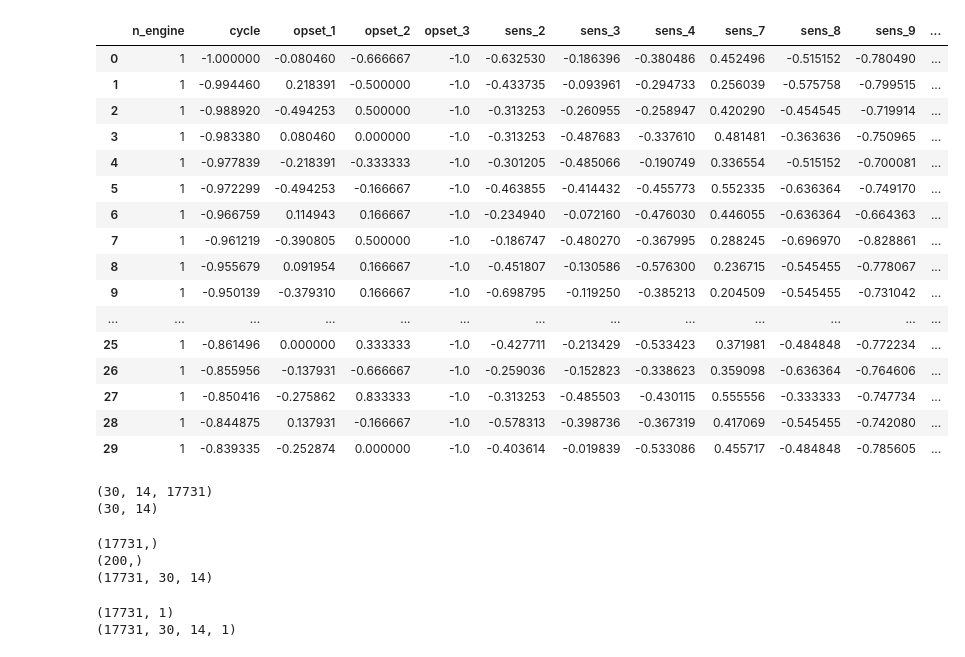
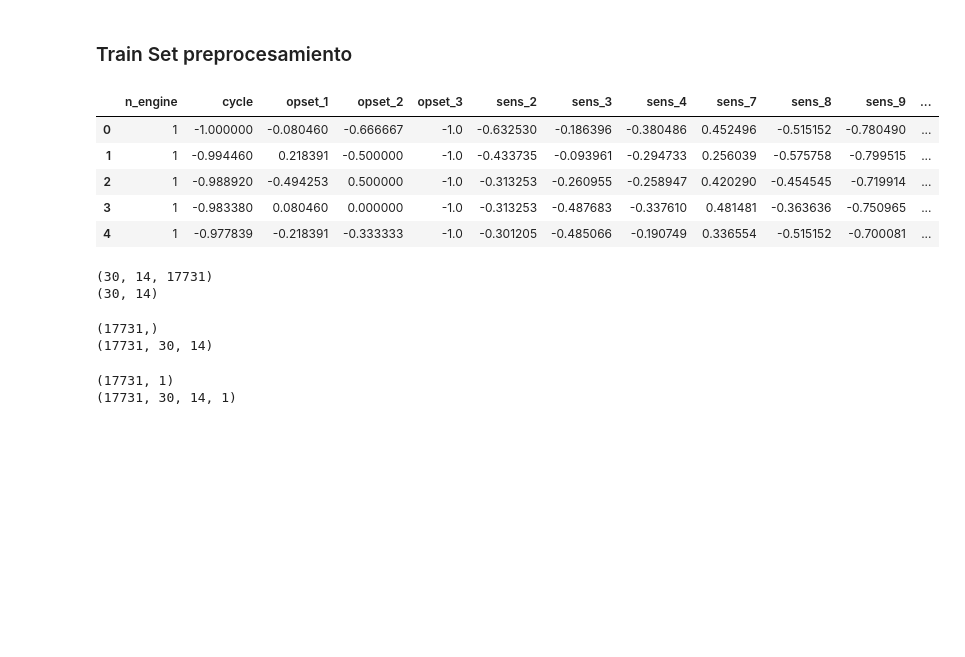
Before and after one commit to farayal/memoria_turbofan, a Jupyter notebook: turbofan.ipynb, the cells around one changed output. Saved outputs shown, nothing was run; the diff lists cells and outputs as text; code cells hidden in the pictures; blank space fills up the shorter version.

```diff
--- a/turbofan.ipynb
+++ b/turbofan.ipynb
@@ -6,4 +8,6 @@ import seaborn as sns
 from sklearn.preprocessing import MinMaxScaler
 
 %matplotlib inline
+# %% [markdown]
+### Train Set preprocesamiento
 # %%
@@ -26,23 +31,13 @@ df['RUL'] = df['RUL'].astype(int)
 scaler = MinMaxScaler(feature_range=(-1,1))
 df[df.columns[1:19]]= scaler.fit_transform(df[df.columns[1:19]])
 # %%
-df.iloc[0:30][:]
+#contenido dataframe df
+df.iloc[0:30][:].head()
 # %% [output]
 |  | n_engine | cycle | opset_1 | opset_2 | opset_3 | sens_2 | sens_3 | sens_4 | sens_7 | sens_8 | sens_9 | ... |
 | 0 | 1 | -1.000000 | -0.080460 | -0.666667 | -1.0 | -0.632530 | -0.186396 | -0.380486 | 0.452496 | -0.515152 | -0.780490 | ... |
 | 1 | 1 | -0.994460 | 0.218391 | -0.500000 | -1.0 | -0.433735 | -0.093961 | -0.294733 | 0.256039 | -0.575758 | -0.799515 | ... |
 | 2 | 1 | -0.988920 | -0.494253 | 0.500000 | -1.0 | -0.313253 | -0.260955 | -0.258947 | 0.420290 | -0.454545 | -0.719914 | ... |
 | 3 | 1 | -0.983380 | 0.080460 | 0.000000 | -1.0 | -0.313253 | -0.487683 | -0.337610 | 0.481481 | -0.363636 | -0.750965 | ... |
 | 4 | 1 | -0.977839 | -0.218391 | -0.333333 | -1.0 | -0.301205 | -0.485066 | -0.190749 | 0.336554 | -0.515152 | -0.700081 | ... |
-| 5 | 1 | -0.972299 | -0.494253 | -0.166667 | -1.0 | -0.463855 | -0.414432 | -0.455773 | 0.552335 | -0.636364 | -0.749170 | ... |
-| 6 | 1 | -0.966759 | 0.114943 | 0.166667 | -1.0 | -0.234940 | -0.072160 | -0.476030 | 0.446055 | -0.636364 | -0.664363 | ... |
-| 7 | 1 | -0.961219 | -0.390805 | 0.500000 | -1.0 | -0.186747 | -0.480270 | -0.367995 | 0.288245 | -0.696970 | -0.828861 | ... |
-| 8 | 1 | -0.955679 | 0.091954 | 0.166667 | -1.0 | -0.451807 | -0.130586 | -0.576300 | 0.236715 | -0.545455 | -0.778067 | ... |
-| 9 | 1 | -0.950139 | -0.379310 | 0.166667 | -1.0 | -0.698795 | -0.119250 | -0.385213 | 0.204509 | -0.545455 | -0.731042 | ... |
-| ... | ... | ... | ... | ... | ... | ... | ... | ... | ... | ... | ... | ... |
-| 25 | 1 | -0.861496 | 0.000000 | 0.333333 | -1.0 | -0.427711 | -0.213429 | -0.533423 | 0.371981 | -0.484848 | -0.772234 | ... |
-| 26 | 1 | -0.855956 | -0.137931 | -0.666667 | -1.0 | -0.259036 | -0.152823 | -0.338623 | 0.359098 | -0.636364 | -0.764606 | ... |
-| 27 | 1 | -0.850416 | -0.275862 | 0.833333 | -1.0 | -0.313253 | -0.485503 | -0.430115 | 0.555556 | -0.333333 | -0.747734 | ... |
-| 28 | 1 | -0.844875 | 0.137931 | -0.166667 | -1.0 | -0.578313 | -0.398736 | -0.367319 | 0.417069 | -0.545455 | -0.742080 | ... |
-| 29 | 1 | -0.839335 | -0.252874 | 0.000000 | -1.0 | -0.403614 | -0.019839 | -0.533086 | 0.455717 | -0.484848 | -0.785605 | ... |
 # %%
@@ -68,12 +65,11 @@ print(feature_map.shape)
 (30, 14, 17731)
 (30, 14)
 # %%
+# cambio de dimensión features maps de forma Ntimestaps,Nfeatures,M) a (M,Ntimestaps,Nfeatures)
 print(df_ys.shape)
-print(df_y.shape)
 features_maps = np.moveaxis(features_maps, 2, 0)
 print(features_maps.shape)
 # %% [output]
 (17731,)
-(200,)
 (17731, 30, 14)
 # %%
```
Also changed, not shown: parts of 31 cells of this notebook.
